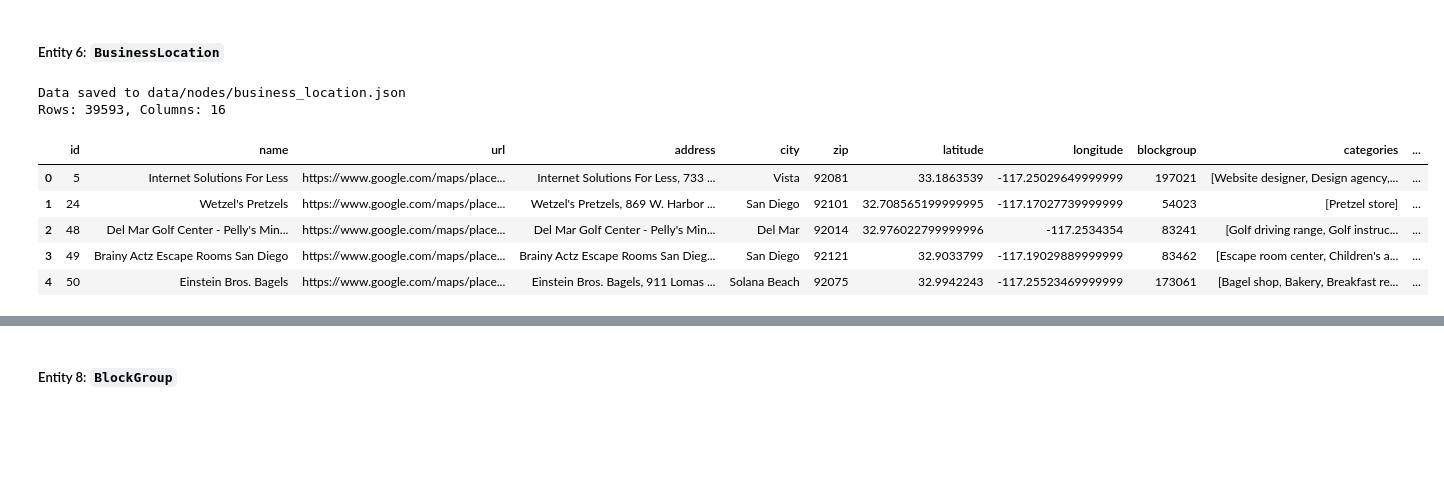
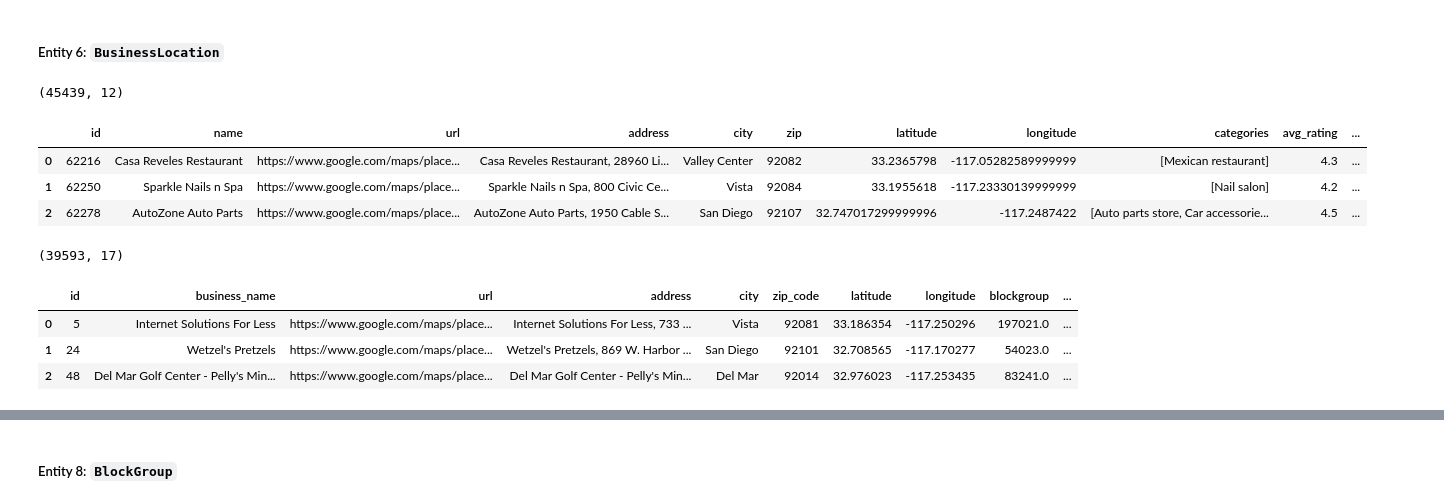
Before and after one commit to swhoyle/business-opportunity-graph, a Jupyter notebook: notebooks/01_extract_nodes.ipynb, the cells around one changed output, grey strips where cells are left out. Drawn from its saved outputs; the diff is of its cells as text; code cells hidden in the pictures; blank space fills up the shorter version.

Commit message:
Finalize 01_extract_nodes.ipynb

```diff
--- a/notebooks/01_extract_nodes.ipynb
+++ b/notebooks/01_extract_nodes.ipynb
@@ -18,8 +24,8 @@ conn = psycopg2.connect(
     host="awesome-hw.sdsc.edu",
     port=5432,
     dbname="nourish",
-    user=os.getenv("DB_USER"),
-    password=os.getenv("DB_PASSWORD")
+    user=DB_USER,
+    password=DB_PASSWORD
 )
 
 def query_db(query):
@@ -253,39 +278,54 @@ Rows: 105, Columns: 5
 ##### Entity 6: `BusinessLocation`
 # %%
 query = """
+WITH sd_zipcodes AS (
+    SELECT
+        DISTINCT CAST(unnest(zipcodes) AS int) as zipcode
+    FROM city_neighborhoods
+    WHERE county = 'San Diego'
+),
+sd_businesses AS (
+    SELECT
+        b.*,
+        ST_SetSRID(ST_MakePoint(longitude,latitude),4326) AS geom
+    FROM ca_business b
+    JOIN sd_zipcodes z ON b.zip::int = z.zipcode::int
+)
 SELECT
     id,
     name,
     url,
     address,
     city,
     zip,
     latitude,
     longitude,
-    blockgroup,
     categories,
     avg_rating,
-    franchise,
-    confidence,
-    reasoning,
     ST_Transform(geom, 4326) AS geom,
     ST_AsText(ST_Transform(geom, 4326)) AS geom_wkt
-FROM ca_businesses_with_ai_franchise
+FROM sd_businesses b
 """
 
-business_location_df = query_db(query)
-business_location_df[business_location_df["zip"].isin(zipcode_df["zipcode"].values)]
-avg_rating_fill = business_location_df["avg_rating"].mean()
-business_location_df["avg_rating"] = business_location_df["avg_rating"].fillna(avg_rating_fill)
-save_df_to_json(business_location_df, "business_location.json")
-print(f"Rows: {business_location_df.shape[0]}, Columns: {business_location_df.shape[1]}")
-business_location_df.head()
+business_df = query_db(query)
+business_df[business_df["zip"].isin(zipcode_df["zipcode"].values)]
+
+print(business_df.shape)
+business_df.head(3)
 # %% [output]
-Data saved to data/nodes/business_location.json
-Rows: 39593, Columns: 16
+(45439, 12)
-|  | id | name | url | address | city | zip | latitude | longitude | blockgroup | categories | ... |
-| 0 | 5 | Internet Solutions For Less | https://www.google.com/maps/place... | Internet Solutions For Less, 733 ... | Vista | 92081 | 33.1863539 | -117.25029649999999 | 197021 | [Website designer, Design agency,... | ... |
-| 1 | 24 | Wetzel's Pretzels | https://www.google.com/maps/place... | Wetzel's Pretzels, 869 W. Harbor ... | San Diego | 92101 | 32.708565199999995 | -117.17027739999999 | 54023 | [Pretzel store] | ... |
-| 2 | 48 | Del Mar Golf Center - Pelly's Min... | https://www.google.com/maps/place... | Del Mar Golf Center - Pelly's Min... | Del Mar | 92014 | 32.976022799999996 | -117.2534354 | 83241 | [Golf driving range, Golf instruc... | ... |
-| 3 | 49 | Brainy Actz Escape Rooms San Diego | https://www.google.com/maps/place... | Brainy Actz Escape Rooms San Dieg... | San Diego | 92121 | 32.9033799 | -117.19029889999999 | 83462 | [Escape room center, Children's a... | ... |
-| 4 | 50 | Einstein Bros. Bagels | https://www.google.com/maps/place... | Einstein Bros. Bagels, 911 Lomas ... | Solana Beach | 92075 | 32.9942243 | -117.25523469999999 | 173061 | [Bagel shop, Bakery, Breakfast re... | ... |
+|  | id | name | url | address | city | zip | latitude | longitude | categories | avg_rating | ... |
+| 0 | 62216 | Casa Reveles Restaurant | https://www.google.com/maps/place... | Casa Reveles Restaurant, 28960 Li... | Valley Center | 92082 | 33.2365798 | -117.05282589999999 | [Mexican restaurant] | 4.3 | ... |
+| 1 | 62250 | Sparkle Nails n Spa | https://www.google.com/maps/place... | Sparkle Nails n Spa, 800 Civic Ce... | Vista | 92084 | 33.1955618 | -117.23330139999999 | [Nail salon] | 4.2 | ... |
+| 2 | 62278 | AutoZone Auto Parts | https://www.google.com/maps/place... | AutoZone Auto Parts, 1950 Cable S... | San Diego | 92107 | 32.747017299999996 | -117.2487422 | [Auto parts store, Car accessorie... | 4.5 | ... |
+# %%
+# Read Business LLM data
+franchise_df = pd.read_json("../data/llm/sd_businesses.json")
+print(franchise_df.shape)
+franchise_df.head(3)
+# %% [output]
+(39593, 17)
+|  | id | business_name | url | address | city | zip_code | latitude | longitude | blockgroup | ... |
+| 0 | 5 | Internet Solutions For Less | https://www.google.com/maps/place... | Internet Solutions For Less, 733 ... | Vista | 92081 | 33.186354 | -117.250296 | 197021.0 | ... |
+| 1 | 24 | Wetzel's Pretzels | https://www.google.com/maps/place... | Wetzel's Pretzels, 869 W. Harbor ... | San Diego | 92101 | 32.708565 | -117.170277 | 54023.0 | ... |
+| 2 | 48 | Del Mar Golf Center - Pelly's Min... | https://www.google.com/maps/place... | Del Mar Golf Center - Pelly's Min... | Del Mar | 92014 | 32.976023 | -117.253435 | 83241.0 | ... |
```
Also changed, not shown: parts of 29 cells of this notebook, 13 other files.
